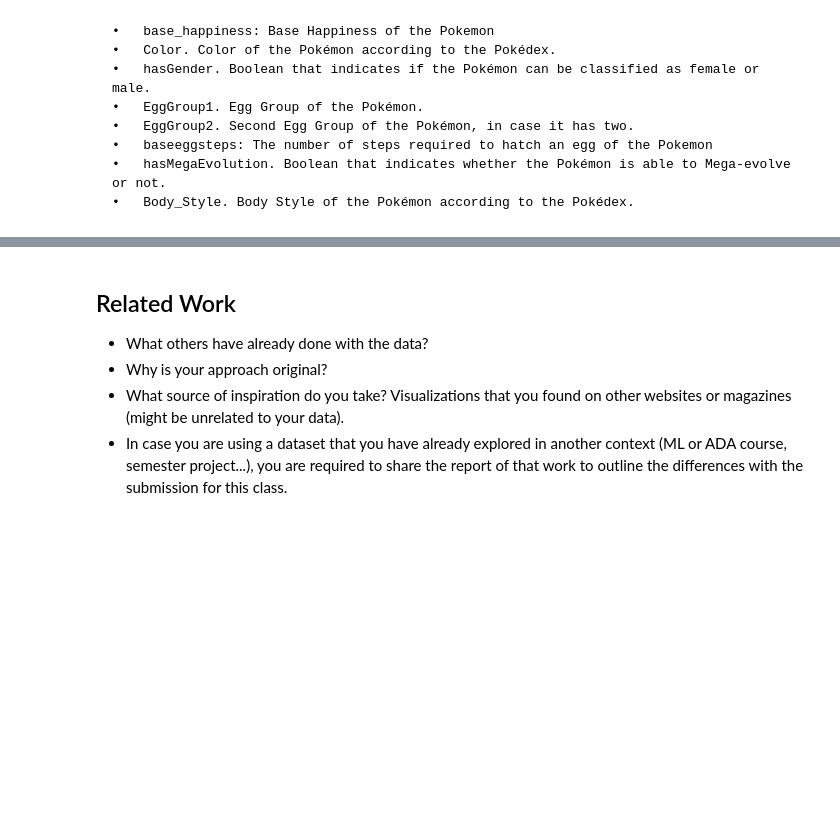
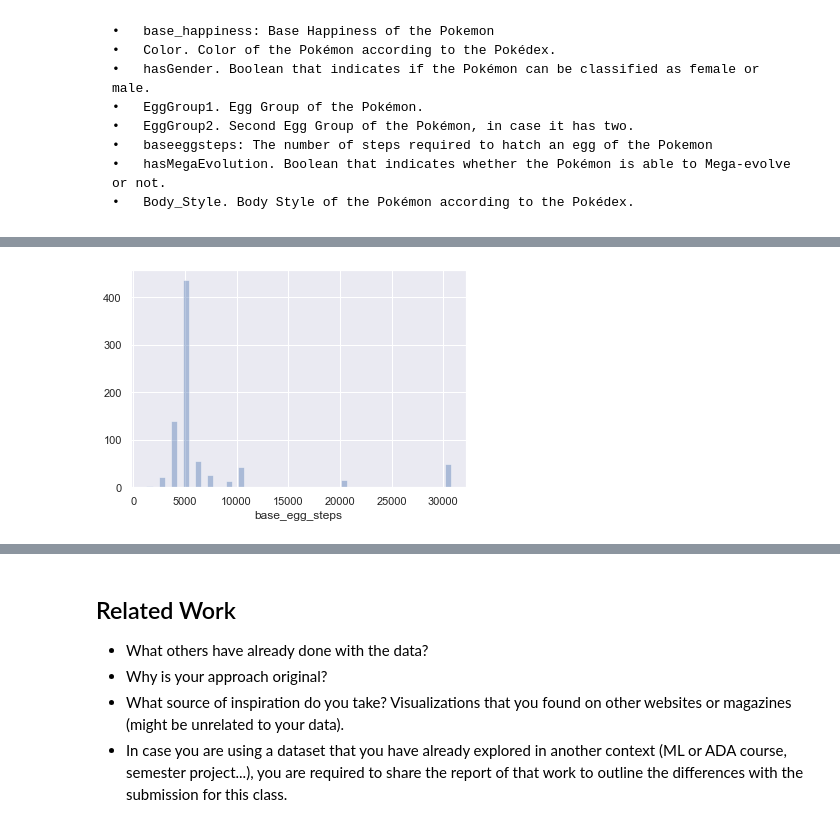
Before and after one commit to com-480-data-visualization/com-480-project-analaktycs, a Jupyter notebook: Milestone1.ipynb, the cells around one changed output, grey strips where cells are left out. Cells and saved outputs as stored; diff of their text form; code cells hidden in the pictures; blank space fills up the shorter version.

```diff
--- a/Milestone1.ipynb
+++ b/Milestone1.ipynb
@@ -606,0 +650,4 @@ sns.distplot(df['against_fairy']);
+# %%
+sns.distplot(egg_step, kde=False);
+# %% [output]
+[figure, added]
```
Also changed, not shown: parts of 60 cells of this notebook.
